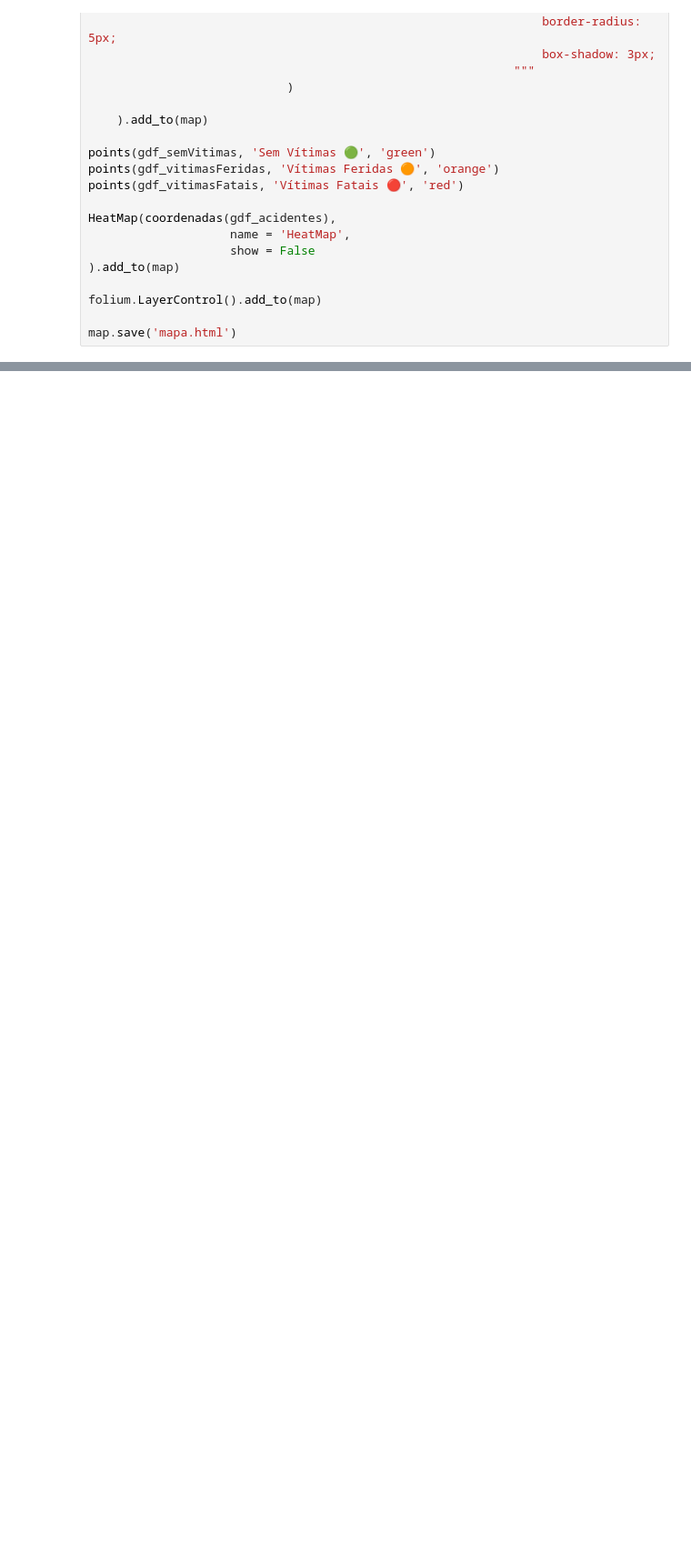
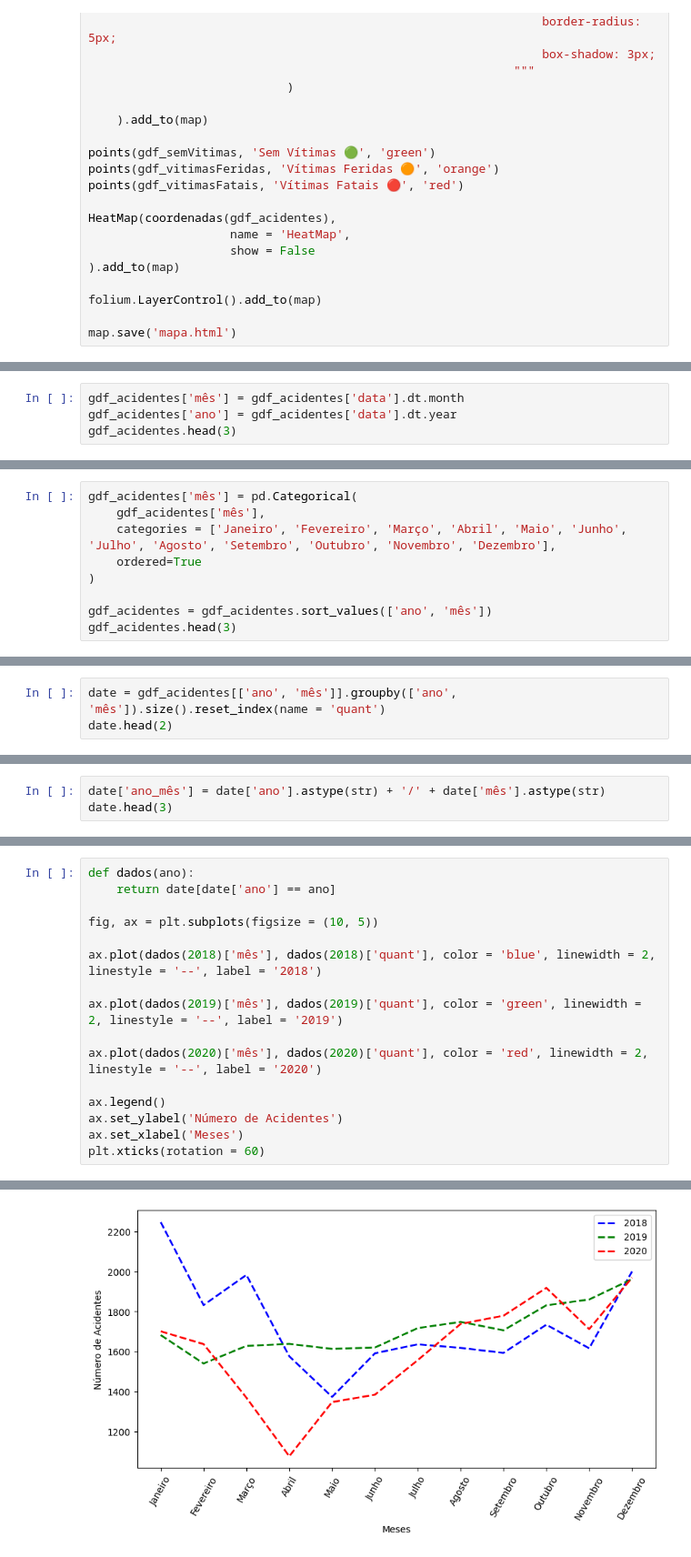
Before and after one commit to kelvenmahuaie/Python-para-GIS, a Jupyter notebook: mapa.ipynb, the cells around one changed output, grey strips where cells are left out. Shown at 91% size. Drawn from its saved outputs; the diff is of its cells as text; blank space fills up the shorter version.

```diff
--- a/mapa.ipynb
+++ b/mapa.ipynb
@@ -177,0 +188,4 @@ Name: mortos, dtype: int32
+# %%
+gdf_acidentes['mês'] = gdf_acidentes['data'].dt.month
+gdf_acidentes['ano'] = gdf_acidentes['data'].dt.year
+gdf_acidentes.head(3)
@@ -177,0 +221,9 @@ Name: mortos, dtype: int32
+# %%
+gdf_acidentes['mês'] = pd.Categorical(
+    gdf_acidentes['mês'],
+    categories = ['Janeiro', 'Fevereiro', 'Março', 'Abril', 'Maio', 'Junho', 'Julho', 'Agosto', 'Setembro', 'Outubro', 'Novembro', 'Dezembro'],
+    ordered=True
+)
+
+gdf_acidentes = gdf_acidentes.sort_values(['ano', 'mês'])
+gdf_acidentes.head(3)
@@ -177,0 +236,3 @@ Name: mortos, dtype: int32
+# %%
+date = gdf_acidentes[['ano', 'mês']].groupby(['ano', 'mês']).size().reset_index(name = 'quant')
+date.head(2)
@@ -177,0 +243,3 @@ Name: mortos, dtype: int32
+# %%
+date['ano_mês'] = date['ano'].astype(str) + '/' + date['mês'].astype(str)
+date.head(3)
@@ -177,0 +251,17 @@ Name: mortos, dtype: int32
+# %%
+def dados(ano):
+    return date[date['ano'] == ano]
+
+fig, ax = plt.subplots(figsize = (10, 5))
+
+ax.plot(dados(2018)['mês'], dados(2018)['quant'], color = 'blue', linewidth = 2, linestyle = '--', label = '2018')
+
+ax.plot(dados(2019)['mês'], dados(2019)['quant'], color = 'green', linewidth = 2, linestyle = '--', label = '2019')
+
+ax.plot(dados(2020)['mês'], dados(2020)['quant'], color = 'red', linewidth = 2, linestyle = '--', label = '2020')
+
+ax.legend()
+ax.set_ylabel('Número de Acidentes')
+ax.set_xlabel('Meses')
+plt.xticks(rotation = 60)
+# %% [output]
@@ -177,0 +281 @@ Name: mortos, dtype: int32
+[figure, added]
```
Also changed, not shown: parts of 15 cells of this notebook, 4 other files.
